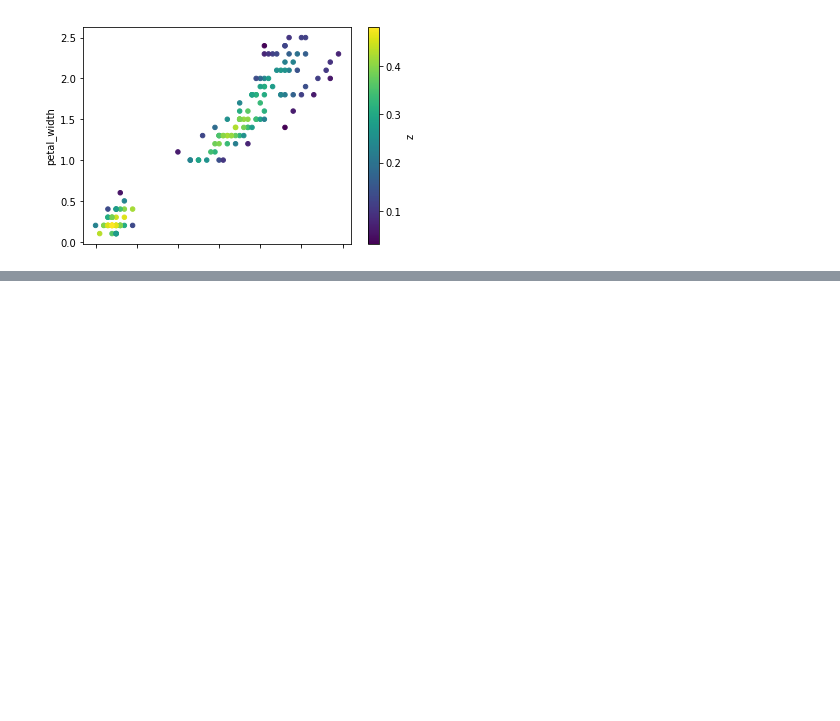
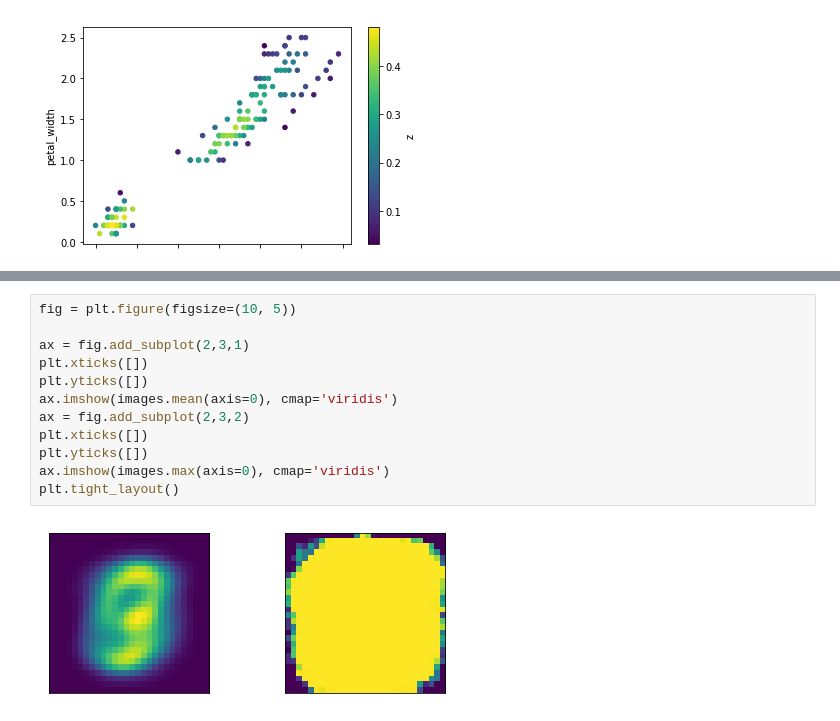
Before and after one commit to njmattes/rdcep-dataviz-bootcamp, a Jupyter notebook: example_graph/color.ipynb, the cells around one changed output, grey strips where cells are left out. Drawn from its saved outputs; the diff is of its cells as text; blank space fills up the shorter version.

```diff
--- a/example_graph/color.ipynb
+++ b/example_graph/color.ipynb
@@ -104,0 +139,14 @@ plt.pcolormesh(xi, yi, zi.reshape(xi.shape), cmap='viridis')
+# %%
+fig = plt.figure(figsize=(10, 5))
+
+ax = fig.add_subplot(2,3,1)
+plt.xticks([])
+plt.yticks([])
+ax.imshow(images.mean(axis=0), cmap='viridis')
+ax = fig.add_subplot(2,3,2)
+plt.xticks([])
+plt.yticks([])
+ax.imshow(images.max(axis=0), cmap='viridis')
+plt.tight_layout()
+# %% [output]
+[figure, added]
```
Also changed, not shown: parts of 13 cells of this notebook.
